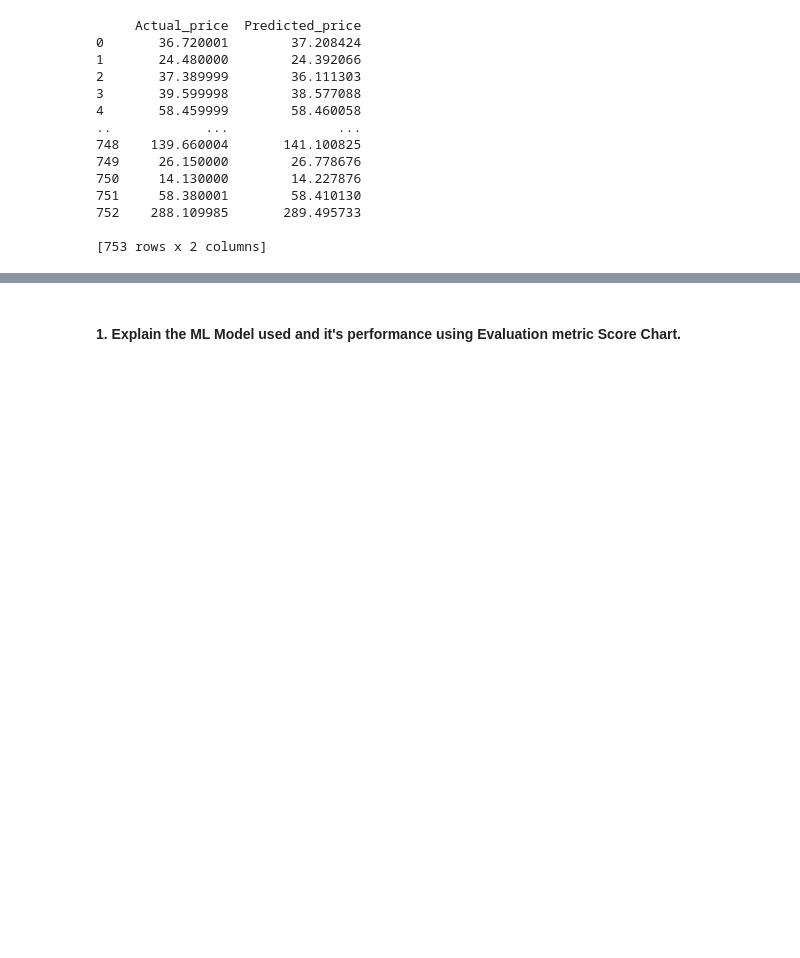
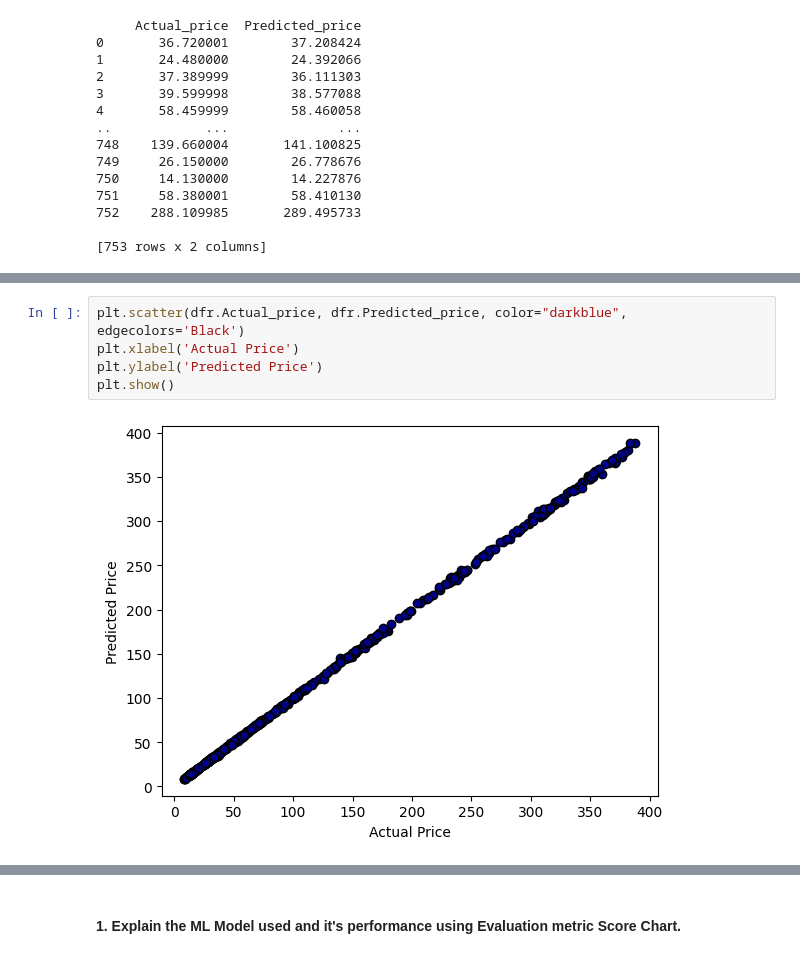
Before and after one commit to mradulkankaria/Capstone-1, a Jupyter notebook: Regression_Yes_Bank_Stock_Closing_Price_Prediction_Submission_Template.ipynb, the cells around one changed output, grey strips where cells are left out. Cells and saved outputs as stored; diff of their text form; blank space fills up the shorter version.

```diff
--- a/Regression_Yes_Bank_Stock_Closing_Price_Prediction_Submission_Template.ipynb
+++ b/Regression_Yes_Bank_Stock_Closing_Price_Prediction_Submission_Template.ipynb
@@ -747,0 +808,7 @@ Stats on
+# %%
+plt.scatter(dfr.Actual_price, dfr.Predicted_price, color="darkblue", edgecolors='Black')
+plt.xlabel('Actual Price')
+plt.ylabel('Predicted Price')
+plt.show()
+# %% [output]
+[figure, added]
```
Also changed, not shown: parts of 60 cells of this notebook.
